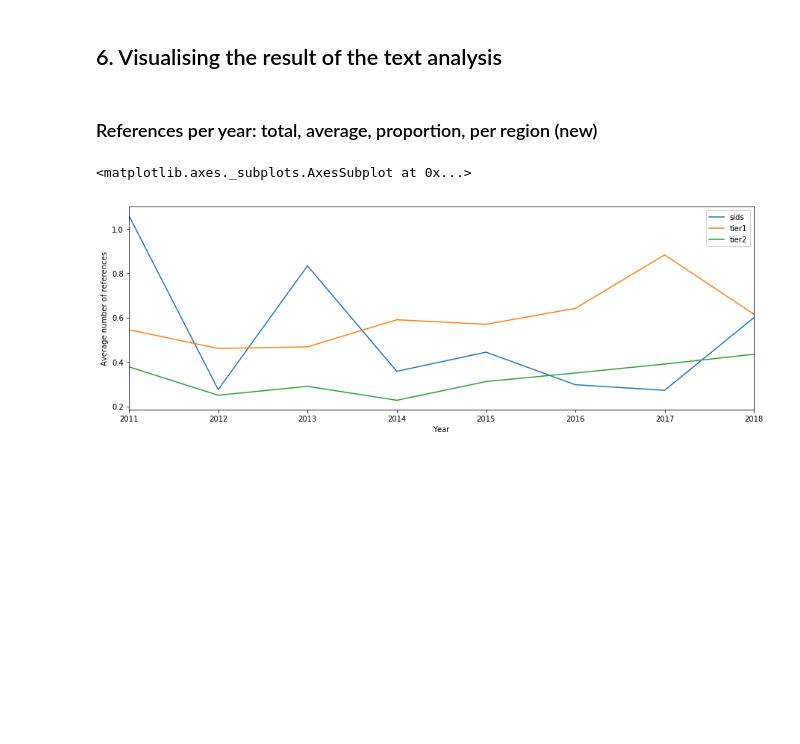
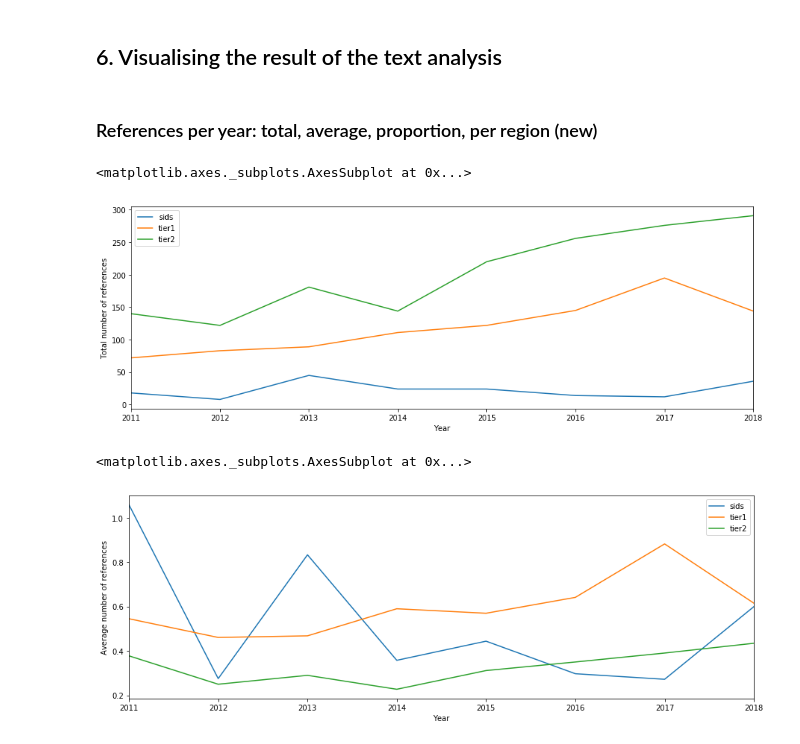
Before and after one commit to sjankin/lancet, a Jupyter notebook: notebooks/Global_Compact_Analysis-2018B.ipynb, the cells around one changed output. Drawn from its saved outputs; the diff is of its cells as text; code cells hidden in the pictures; blank space fills up the shorter version.

Commit message:
new region plots

```diff
--- a/notebooks/Global_Compact_Analysis-2018B.ipynb
+++ b/notebooks/Global_Compact_Analysis-2018B.ipynb
@@ -552,6 +552,16 @@ df_hces_per_year
 ## 6. Visualising the result of the text analysis
 # %% [markdown]
 ### References per year: total, average, proportion, per region (new)
+# %%
+df_per_region_year_intersection = pd.DataFrame(data=per_region_year_intersection)
+ax = df_per_region_year_intersection[['sids','tier1','tier2']].filter(items=['2011','2012','2013','2014','2015','2016','2017','2018'],axis=0).plot.line(figsize=(15,5))
+ax.set_xticklabels(['2011','2012','2013','2014','2015','2016','2017','2018'])
+ax.set_xlabel("Year")
+ax.set_ylabel("Total number of references")
+ax
+# %% [output]
+<matplotlib.axes._subplots.AxesSubplot at 0x...>
+[figure, added]
 # %%
 df_average_per_region_year_intersection = pd.DataFrame(data=average_per_region_year_intersection)
 ax = df_average_per_region_year_intersection[['sids','tier1','tier2']].filter(items=['2011','2012','2013','2014','2015','2016','2017','2018'],axis=0).plot.line(figsize=(15,5))
```
Also changed, not shown: parts of 1 cell of this notebook.
